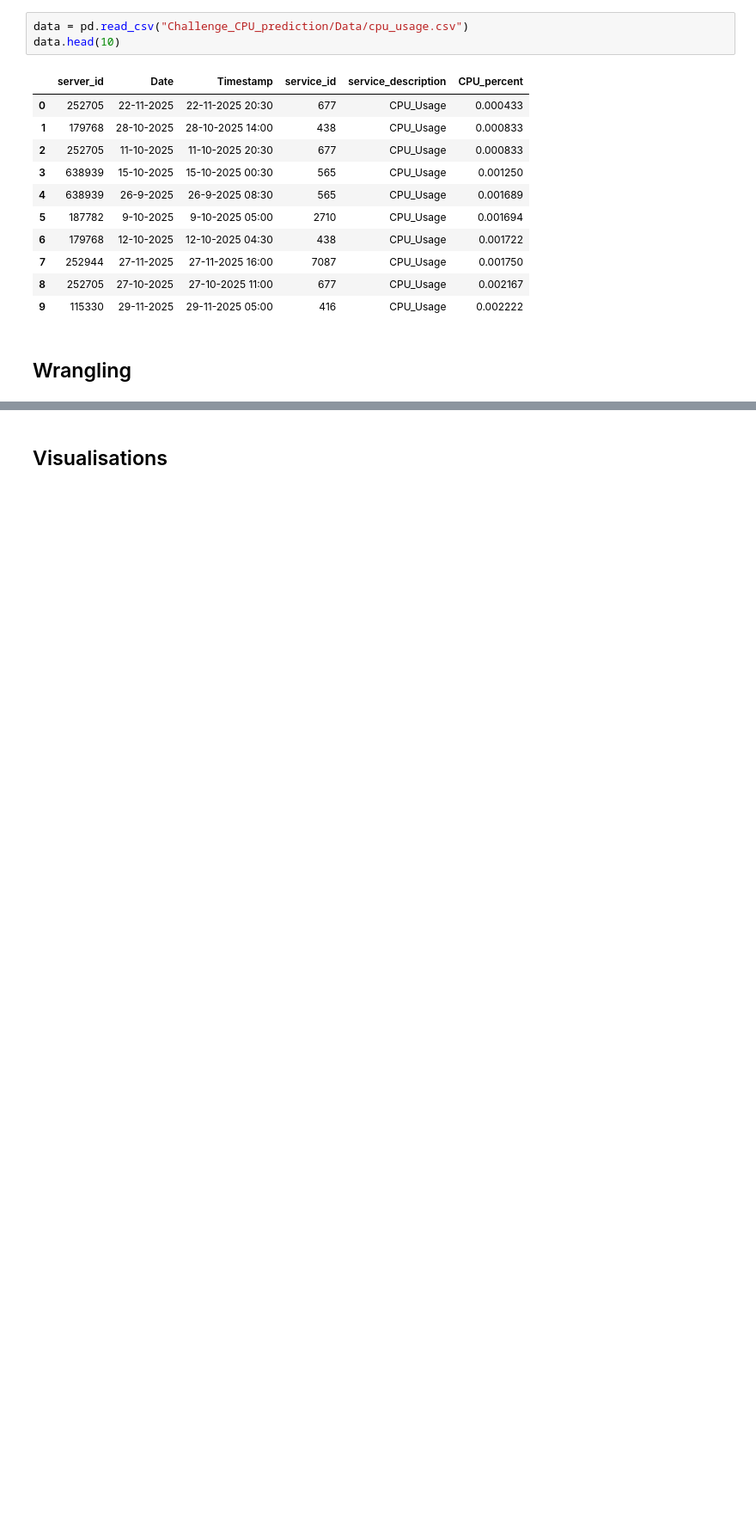
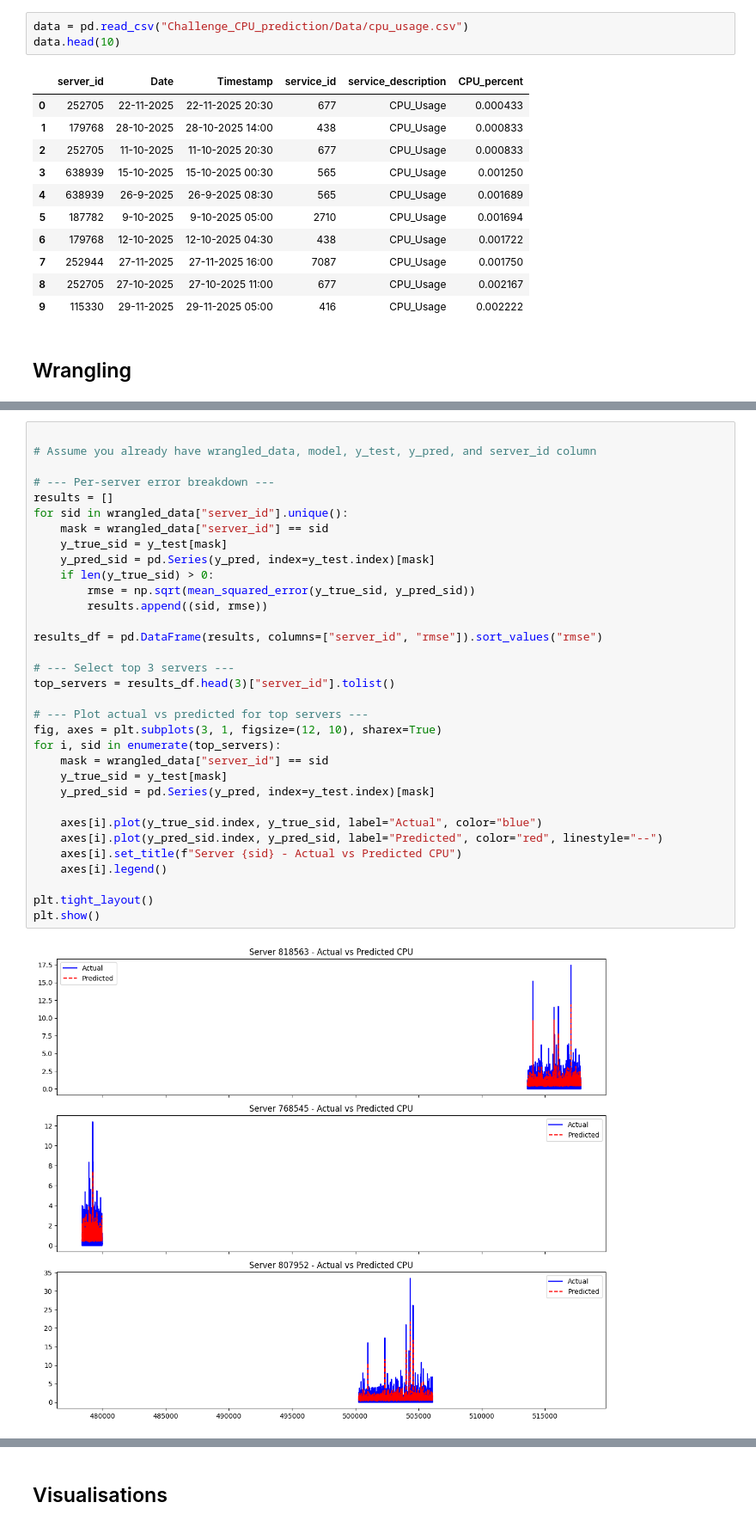
Before and after one commit to Younes202/CPU-FORECSTING, a Jupyter notebook: CPU-Forecasting.ipynb, the cells around one changed output, grey strips where cells are left out. Shown: that part at 86% size. Drawn from its saved outputs; the diff is of its cells as text; blank space fills up the shorter version.

```diff
--- a/CPU-Forecasting.ipynb
+++ b/CPU-Forecasting.ipynb
@@ -305,0 +376,35 @@ Name: count, dtype: int64
+# %%
+
+# Assume you already have wrangled_data, model, y_test, y_pred, and server_id column
+
+# --- Per-server error breakdown ---
+results = []
+for sid in wrangled_data["server_id"].unique():
+    mask = wrangled_data["server_id"] == sid
+    y_true_sid = y_test[mask]
+    y_pred_sid = pd.Series(y_pred, index=y_test.index)[mask]
+    if len(y_true_sid) > 0:
+        rmse = np.sqrt(mean_squared_error(y_true_sid, y_pred_sid))
+        results.append((sid, rmse))
+
+results_df = pd.DataFrame(results, columns=["server_id", "rmse"]).sort_values("rmse")
+
+# --- Select top 3 servers ---
+top_servers = results_df.head(3)["server_id"].tolist()
+
+# --- Plot actual vs predicted for top servers ---
+fig, axes = plt.subplots(3, 1, figsize=(12, 10), sharex=True)
+for i, sid in enumerate(top_servers):
+    mask = wrangled_data["server_id"] == sid
+    y_true_sid = y_test[mask]
+    y_pred_sid = pd.Series(y_pred, index=y_test.index)[mask]
+
+    axes[i].plot(y_true_sid.index, y_true_sid, label="Actual", color="blue")
+    axes[i].plot(y_pred_sid.index, y_pred_sid, label="Predicted", color="red", linestyle="--")
+    axes[i].set_title(f"Server {sid} - Actual vs Predicted CPU")
+    axes[i].legend()
+
+plt.tight_layout()
+plt.show()
+# %% [output]
+[figure, added]
```
Also changed, not shown: parts of 18 cells of this notebook.
